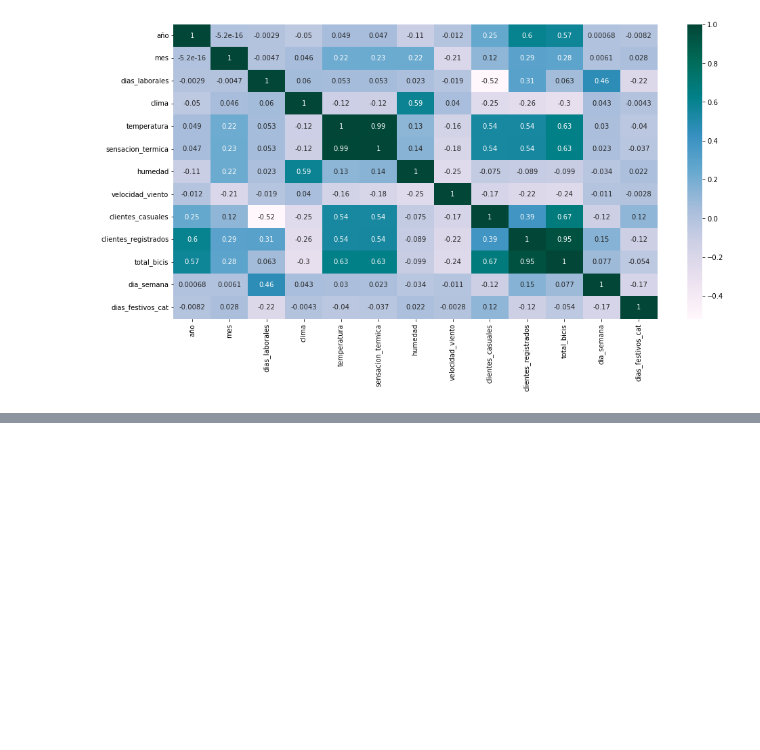
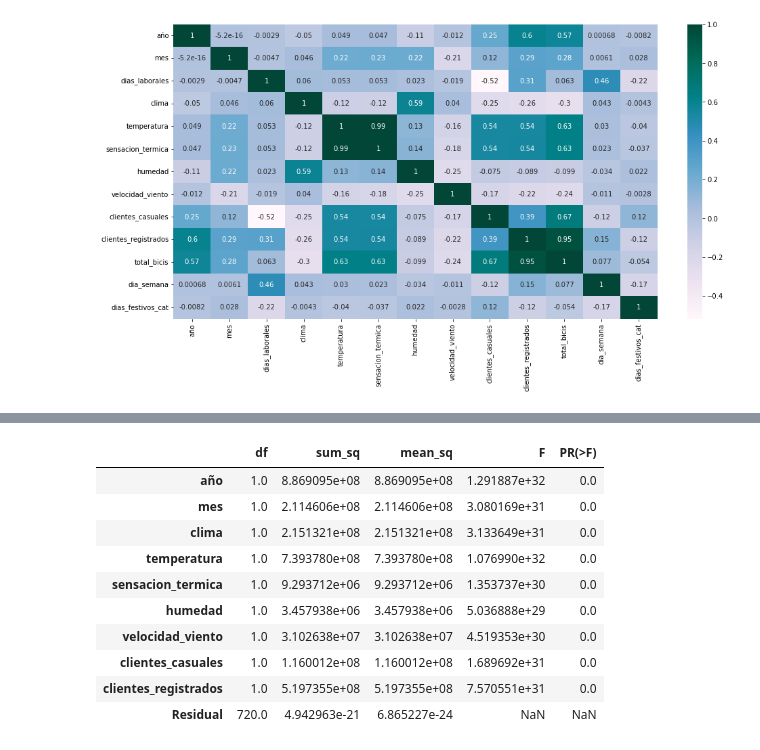
Before and after one commit to Adalab/project-da-promo-c-module-3-team-3, a Jupyter notebook: notebooks/3-EDA-Regresion.ipynb, the cells around one changed output, grey strips where cells are left out. Saved outputs shown, nothing was run; the diff lists cells and outputs as text; code cells hidden in the pictures; blank space fills up the shorter version.

```diff
--- a/notebooks/3-EDA-Regresion.ipynb
+++ b/notebooks/3-EDA-Regresion.ipynb
@@ -89,0 +132,15 @@ sns.heatmap(df.corr(), cmap= 'PuBuGn', annot= True);
+# %%
+lm = ols('total_bicis ~ año + mes + clima + temperatura + sensacion_termica + humedad + velocidad_viento + clientes_casuales + clientes_registrados', data = df).fit()
+sm.stats.anova_lm(lm)
+# %% [output]
+|  | df | sum_sq | mean_sq | F | PR(>F) |
+| año | 1.0 | 8.869095e+08 | 8.869095e+08 | 1.291887e+32 | 0.0 |
+| mes | 1.0 | 2.114606e+08 | 2.114606e+08 | 3.080169e+31 | 0.0 |
+| clima | 1.0 | 2.151321e+08 | 2.151321e+08 | 3.133649e+31 | 0.0 |
+| temperatura | 1.0 | 7.393780e+08 | 7.393780e+08 | 1.076990e+32 | 0.0 |
+| sensacion_termica | 1.0 | 9.293712e+06 | 9.293712e+06 | 1.353737e+30 | 0.0 |
+| humedad | 1.0 | 3.457938e+06 | 3.457938e+06 | 5.036888e+29 | 0.0 |
+| velocidad_viento | 1.0 | 3.102638e+07 | 3.102638e+07 | 4.519353e+30 | 0.0 |
+| clientes_casuales | 1.0 | 1.160012e+08 | 1.160012e+08 | 1.689692e+31 | 0.0 |
+| clientes_registrados | 1.0 | 5.197355e+08 | 5.197355e+08 | 7.570551e+31 | 0.0 |
+| Residual | 720.0 | 4.942963e-21 | 6.865227e-24 | NaN | NaN |
```
Also changed, not shown: parts of 7 cells of this notebook, 2 other files.
